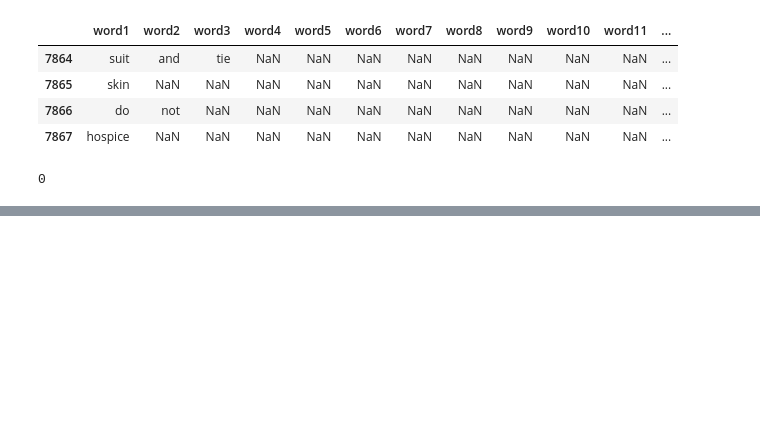
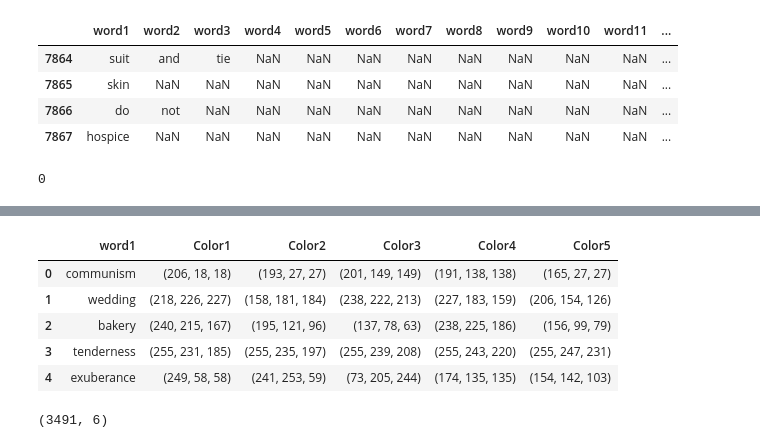
Before and after one commit to MaryaRB/ColorPaletteGenerator, a Jupyter notebook: data/EDA.ipynb, the cells around one changed output, grey strips where cells are left out. Drawn from its saved outputs; the diff is of its cells as text; code cells hidden in the pictures; blank space fills up the shorter version.

```diff
--- a/data/EDA.ipynb
+++ b/data/EDA.ipynb
@@ -426,0 +552,15 @@ text2palette_df.to_csv('T2P.csv', index=False)
+# %%
+#reset the indexing
+t2p_df = t2p_df.reset_index(drop=True)
+t2p_df.head()
+# %% [output]
+|  | word1 | Color1 | Color2 | Color3 | Color4 | Color5 |
+| 0 | communism | (206, 18, 18) | (193, 27, 27) | (201, 149, 149) | (191, 138, 138) | (165, 27, 27) |
+| 1 | wedding | (218, 226, 227) | (158, 181, 184) | (238, 222, 213) | (227, 183, 159) | (206, 154, 126) |
+| 2 | bakery | (240, 215, 167) | (195, 121, 96) | (137, 78, 63) | (238, 225, 186) | (156, 99, 79) |
+| 3 | tenderness | (255, 231, 185) | (255, 235, 197) | (255, 239, 208) | (255, 243, 220) | (255, 247, 231) |
+| 4 | exuberance | (249, 58, 58) | (241, 253, 59) | (73, 205, 244) | (174, 135, 135) | (154, 142, 103) |
+# %%
+t2p_df.shape
+# %% [output]
+(3491, 6)
```
Also changed, not shown: parts of 66 cells of this notebook, 2 other files.
